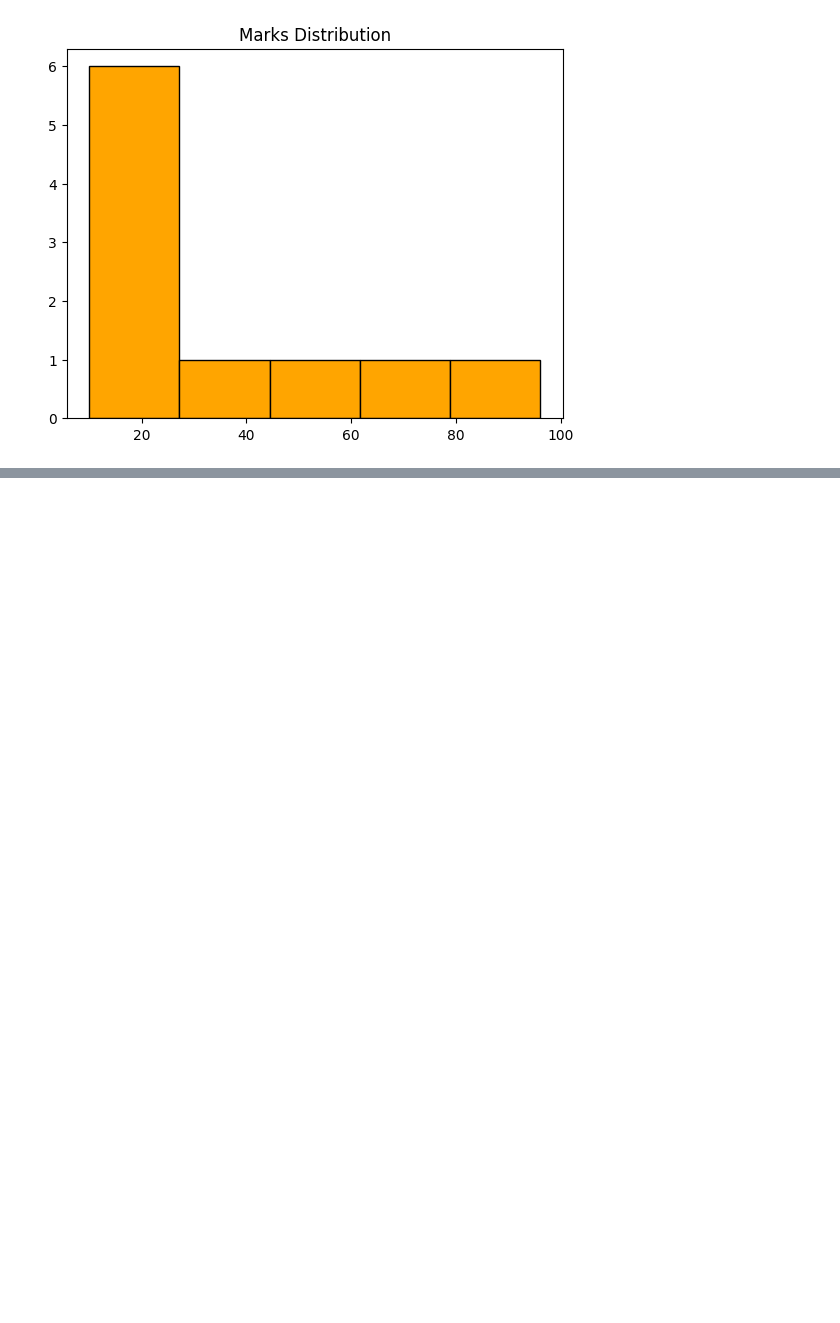
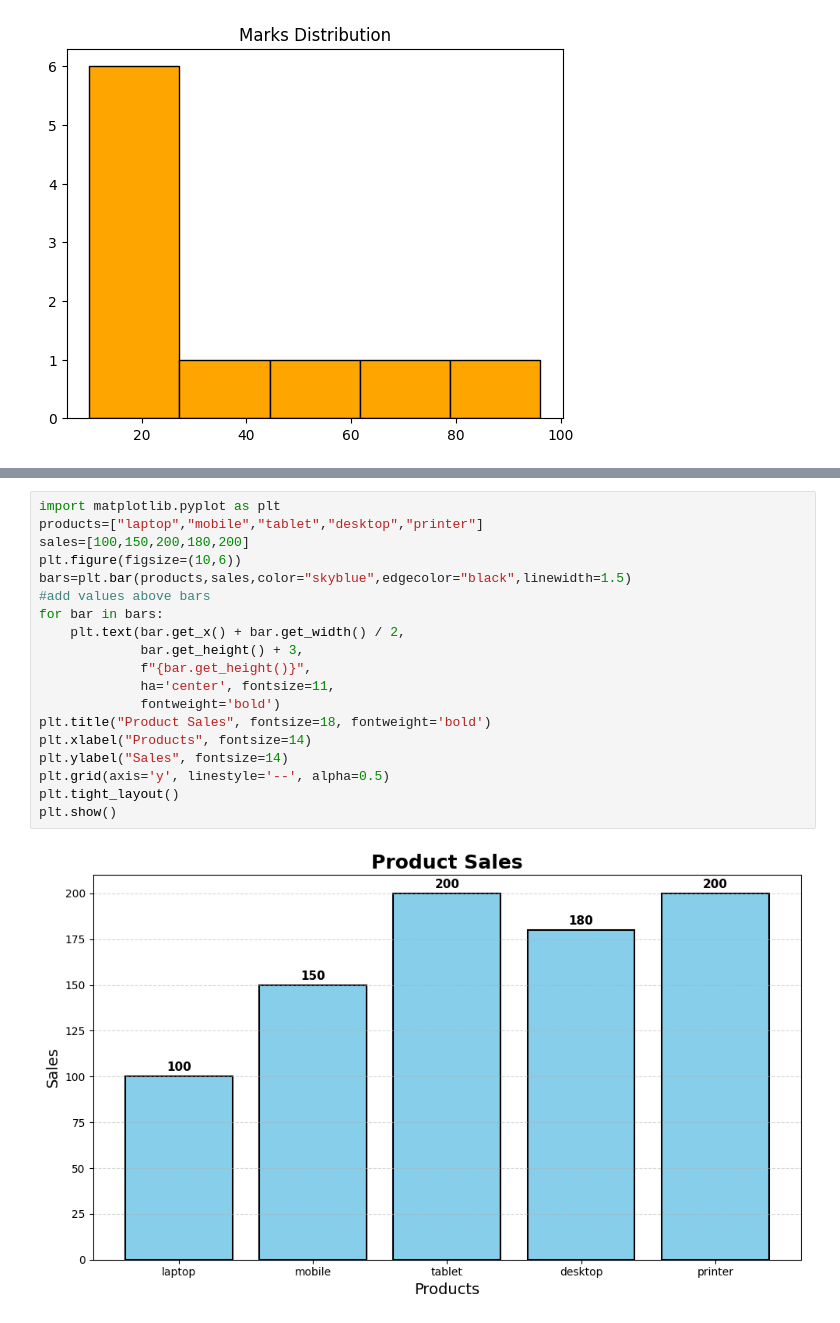
Before and after one commit to aryyadesai-web/nextjs-practice, a Jupyter notebook: datavis.ipynb, the cells around one changed output, grey strips where cells are left out. Drawn from its saved outputs; the diff is of its cells as text; blank space fills up the shorter version.

```diff
--- a/datavis.ipynb
+++ b/datavis.ipynb
@@ -130,0 +169,21 @@ plt.show()
+# %%
+import matplotlib.pyplot as plt
+products=["laptop","mobile","tablet","desktop","printer"]
+sales=[100,150,200,180,200]
+plt.figure(figsize=(10,6))
+bars=plt.bar(products,sales,color="skyblue",edgecolor="black",linewidth=1.5)
+#add values above bars
+for bar in bars:
+    plt.text(bar.get_x() + bar.get_width() / 2,
+             bar.get_height() + 3,
+             f"{bar.get_height()}",
+             ha='center', fontsize=11,
+             fontweight='bold')
+plt.title("Product Sales", fontsize=18, fontweight='bold')
+plt.xlabel("Products", fontsize=14)
+plt.ylabel("Sales", fontsize=14)
+plt.grid(axis='y', linestyle='--', alpha=0.5)
+plt.tight_layout()
+plt.show()
+# %% [output]
+[figure, added]
```
Also changed, not shown: parts of 5 cells of this notebook, 3 other files.
